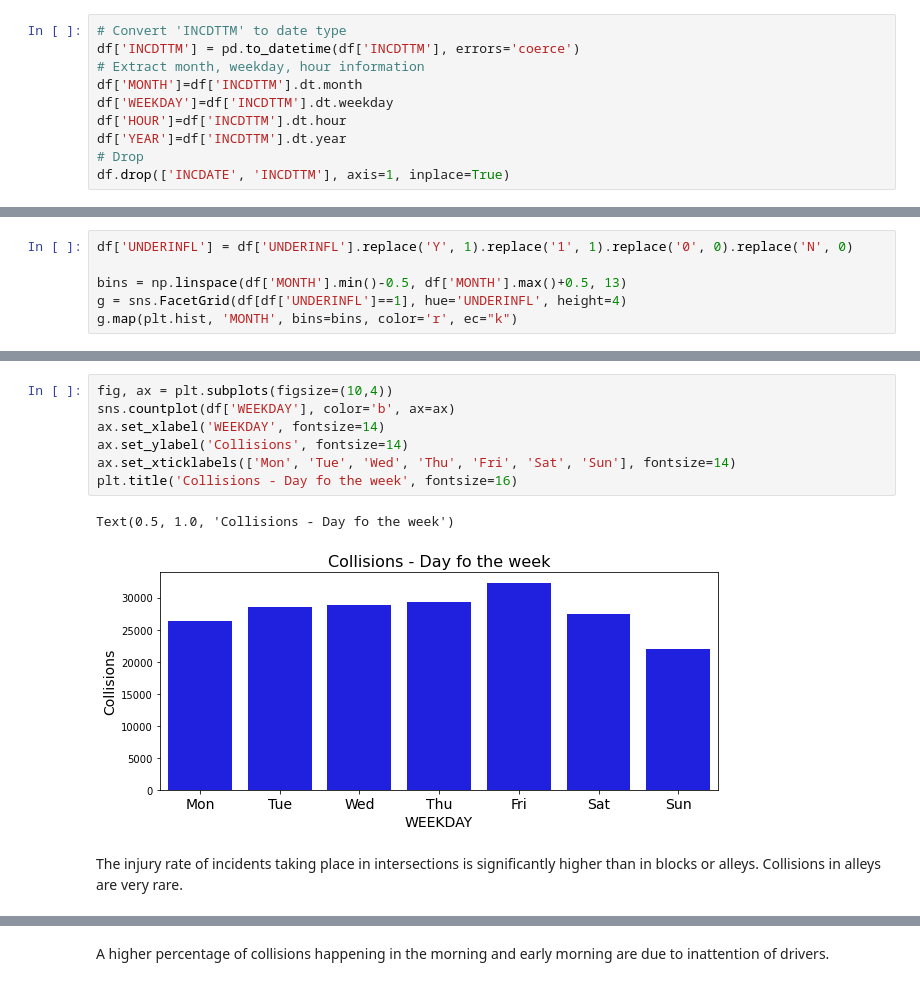
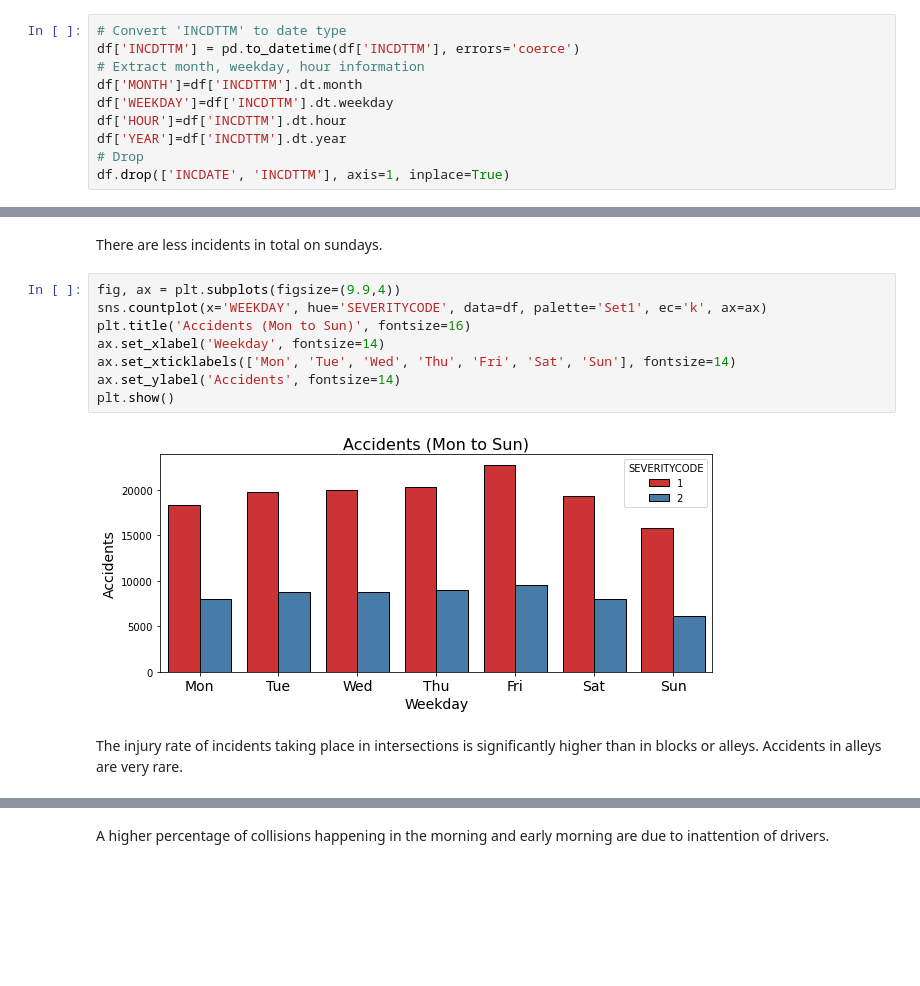
Before and after one commit to KadirMourat/Car-accident-severity, a Jupyter notebook: Report.ipynb, the cells around one changed output, grey strips where cells are left out. Saved outputs shown, nothing was run; the diff lists cells and outputs as text; blank space fills up the shorter version.

```diff
--- a/Report.ipynb
+++ b/Report.ipynb
@@ -77,6 +81,0 @@ There are more incidents under influence during winter season.
-# %%
-df['UNDERINFL'] = df['UNDERINFL'].replace('Y', 1).replace('1', 1).replace('0', 0).replace('N', 0)
-
-bins = np.linspace(df['MONTH'].min()-0.5, df['MONTH'].max()+0.5, 13)
-g = sns.FacetGrid(df[df['UNDERINFL']==1], hue='UNDERINFL', height=4)
-g.map(plt.hist, 'MONTH', bins=bins, color='r', ec="k")
@@ -88,12 +127,14 @@ There is less incidents on sundays. Probably due to less traffic as people do no
+# %% [markdown]
+There are less incidents in total on sundays.
 # %%
-fig, ax = plt.subplots(figsize=(10,4))
-sns.countplot(df['WEEKDAY'], color='b', ax=ax)
-ax.set_xlabel('WEEKDAY', fontsize=14)
-ax.set_ylabel('Collisions', fontsize=14)
+fig, ax = plt.subplots(figsize=(9.9,4))
+sns.countplot(x='WEEKDAY', hue='SEVERITYCODE', data=df, palette='Set1', ec='k', ax=ax)
+plt.title('Accidents (Mon to Sun)', fontsize=16)
+ax.set_xlabel('Weekday', fontsize=14)
 ax.set_xticklabels(['Mon', 'Tue', 'Wed', 'Thu', 'Fri', 'Sat', 'Sun'], fontsize=14)
-plt.title('Collisions - Day fo the week', fontsize=16)
+ax.set_ylabel('Accidents', fontsize=14)
+plt.show()
 # %% [output]
-Text(0.5, 1.0, 'Collisions - Day fo the week')
-[figure, old version]
+[figure, new version]
 # %% [markdown]
-The injury rate of incidents taking place in intersections is significantly higher than in blocks or alleys. Collisions in alleys are very rare.
+The injury rate of incidents taking place in intersections is significantly higher than in blocks or alleys. Accidents in alleys are very rare.
```
Also changed, not shown: parts of 105 cells of this notebook.
